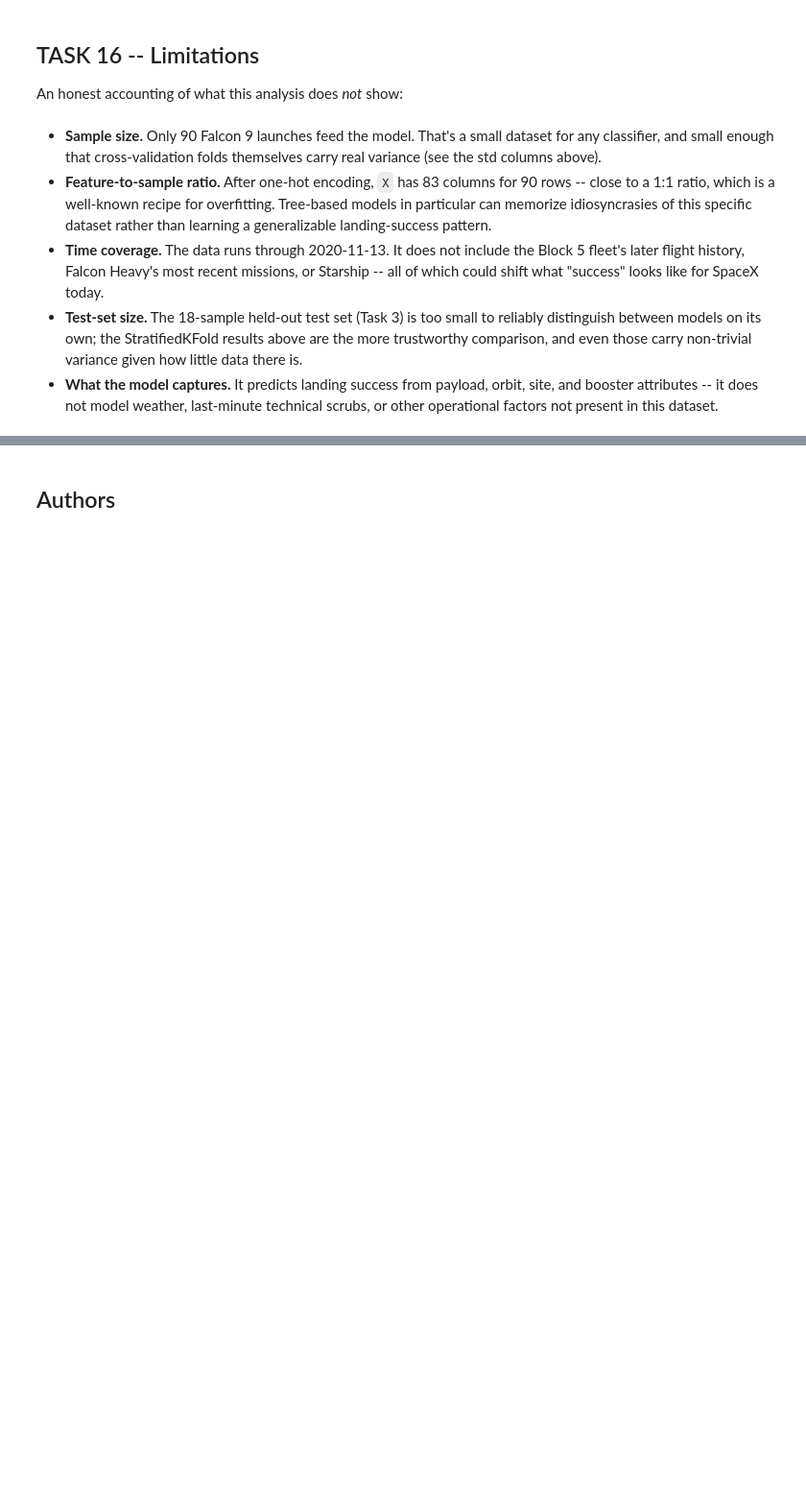
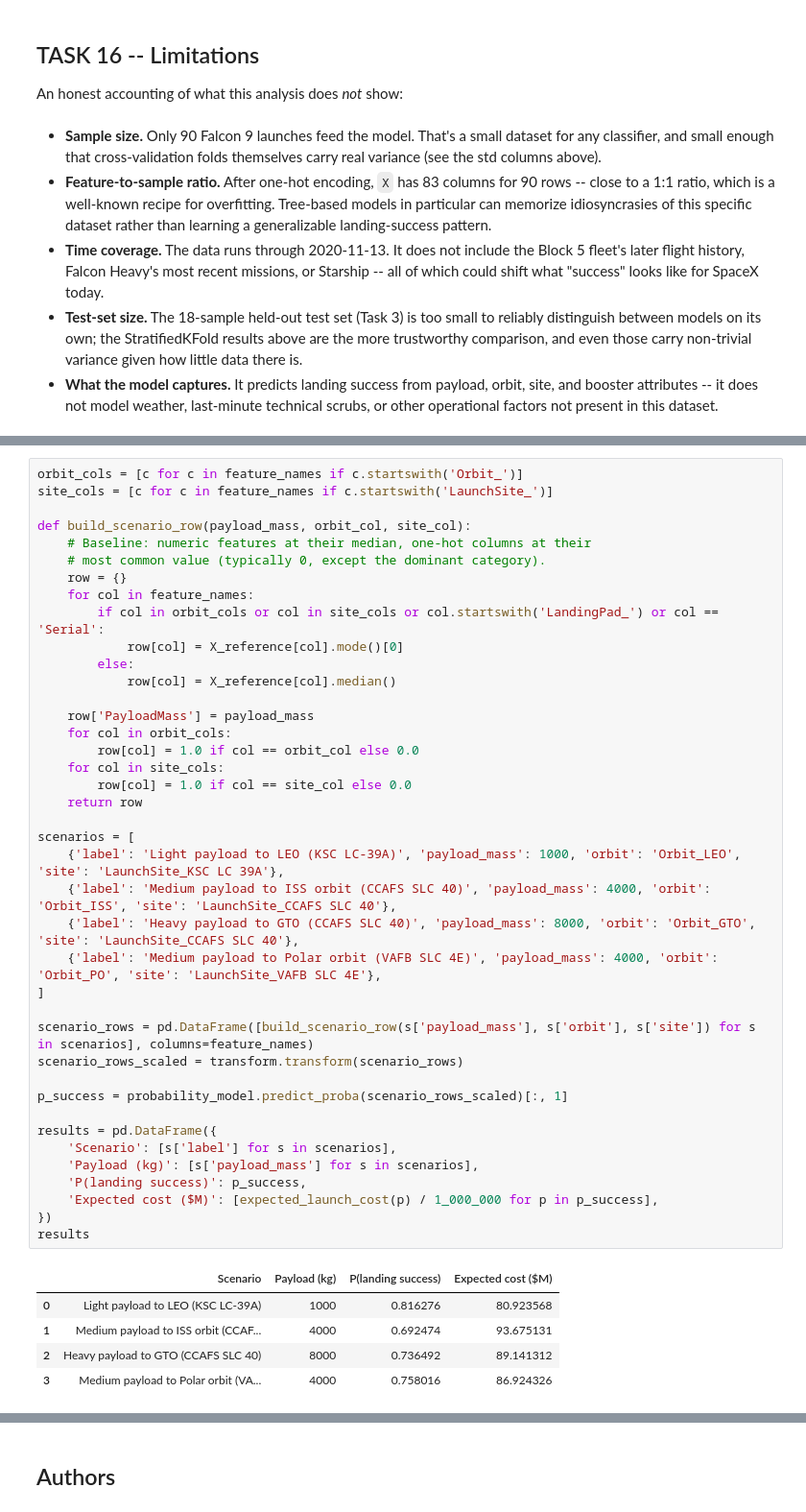
Before and after one commit to AdriaRM96/spacex-falcon9-capstone, a Jupyter notebook: notebooks/07_machine_learning_prediction.ipynb, the cells around one changed output, grey strips where cells are left out. Shown at 96% size. Drawn from its saved outputs; the diff is of its cells as text; blank space fills up the shorter version.

```diff
--- a/notebooks/07_machine_learning_prediction.ipynb
+++ b/notebooks/07_machine_learning_prediction.ipynb
@@ -566,0 +626,46 @@ An honest accounting of what this analysis does *not* show:
+# %%
+orbit_cols = [c for c in feature_names if c.startswith('Orbit_')]
+site_cols = [c for c in feature_names if c.startswith('LaunchSite_')]
+
+def build_scenario_row(payload_mass, orbit_col, site_col):
+    # Baseline: numeric features at their median, one-hot columns at their
+    # most common value (typically 0, except the dominant category).
+    row = {}
+    for col in feature_names:
+        if col in orbit_cols or col in site_cols or col.startswith('LandingPad_') or col == 'Serial':
+            row[col] = X_reference[col].mode()[0]
+        else:
+            row[col] = X_reference[col].median()
+
+    row['PayloadMass'] = payload_mass
+    for col in orbit_cols:
+        row[col] = 1.0 if col == orbit_col else 0.0
+    for col in site_cols:
+        row[col] = 1.0 if col == site_col else 0.0
+    return row
+
+scenarios = [
+    {'label': 'Light payload to LEO (KSC LC-39A)', 'payload_mass': 1000, 'orbit': 'Orbit_LEO', 'site': 'LaunchSite_KSC LC 39A'},
+    {'label': 'Medium payload to ISS orbit (CCAFS SLC 40)', 'payload_mass': 4000, 'orbit': 'Orbit_ISS', 'site': 'LaunchSite_CCAFS SLC 40'},
+    {'label': 'Heavy payload to GTO (CCAFS SLC 40)', 'payload_mass': 8000, 'orbit': 'Orbit_GTO', 'site': 'LaunchSite_CCAFS SLC 40'},
+    {'label': 'Medium payload to Polar orbit (VAFB SLC 4E)', 'payload_mass': 4000, 'orbit': 'Orbit_PO', 'site': 'LaunchSite_VAFB SLC 4E'},
+]
+
+scenario_rows = pd.DataFrame([build_scenario_row(s['payload_mass'], s['orbit'], s['site']) for s in scenarios], columns=feature_names)
+scenario_rows_scaled = transform.transform(scenario_rows)
+
+p_success = probability_model.predict_proba(scenario_rows_scaled)[:, 1]
+
+results = pd.DataFrame({
+    'Scenario': [s['label'] for s in scenarios],
+    'Payload (kg)': [s['payload_mass'] for s in scenarios],
+    'P(landing success)': p_success,
+    'Expected cost ($M)': [expected_launch_cost(p) / 1_000_000 for p in p_success],
+})
+results
+# %% [output]
+|  | Scenario | Payload (kg) | P(landing success) | Expected cost ($M) |
+| 0 | Light payload to LEO (KSC LC-39A) | 1000 | 0.816276 | 80.923568 |
+| 1 | Medium payload to ISS orbit (CCAF... | 4000 | 0.692474 | 93.675131 |
+| 2 | Heavy payload to GTO (CCAFS SLC 40) | 8000 | 0.736492 | 89.141312 |
+| 3 | Medium payload to Polar orbit (VA... | 4000 | 0.758016 | 86.924326 |
```
Also changed, not shown: parts of 6 cells of this notebook, 1 other file.
